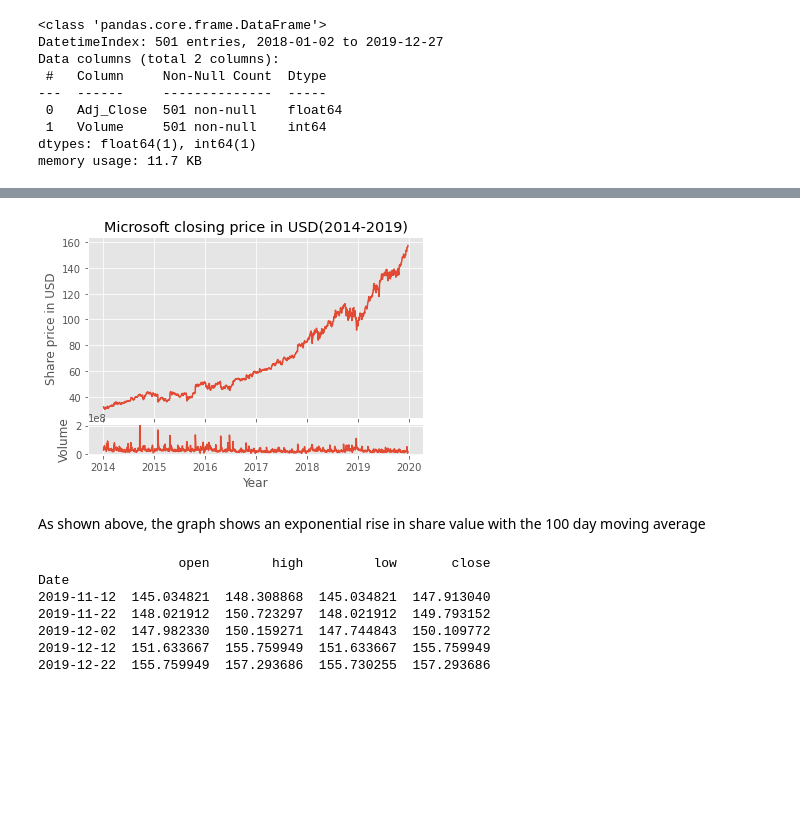
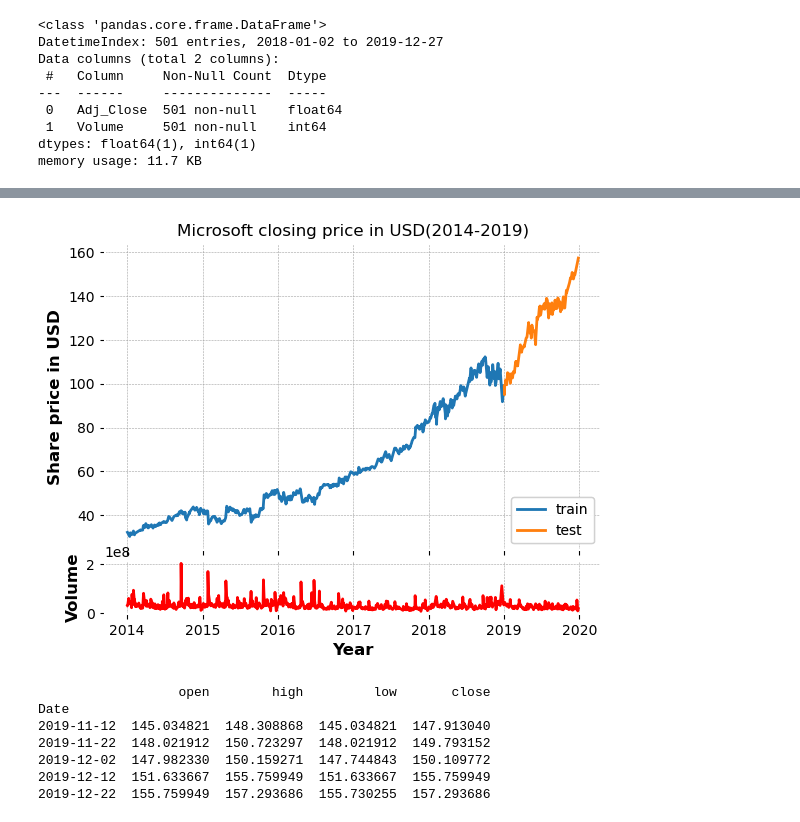
Before and after one commit to yepterence/Stock-Analysis, a Jupyter notebook: Stock-data-exploration.ipynb, the cells around one changed output, grey strips where cells are left out. Cells and saved outputs as stored; diff of their text form; code cells hidden in the pictures; blank space fills up the shorter version.

```diff
--- a/Stock-data-exploration.ipynb
+++ b/Stock-data-exploration.ipynb
@@ -114,0 +125,5 @@ We can plot multiple plots into one plot by using subplot, and get the adjusted
+# %%
+# test/train data split
+train = adj_close_msft_merged['Adj_Close'][:'2018-12-31']
+test = adj_close_msft_merged['Adj_Close']['2019-01-01':]
+train.head()
@@ -115,18 +138,18 @@ We can plot multiple plots into one plot by using subplot, and get the adjusted
 # %%
 ax1 = plt.subplot2grid((6,1), (0,0), rowspan=5, colspan=1)
 ax2 = plt.subplot2grid((6,1), (5,0), rowspan=1, colspan=1,sharex=ax1)
-ax1.plot(adj_close_msft_merged.index, adj_close_msft_merged['Adj_Close'])
-ax2.plot(adj_close_msft_merged.index, adj_close_msft_merged['Volume'])
+ax1.plot( train, label='train')
+ax1.plot( test, label='test')
+ax2.plot(adj_close_msft_merged['Volume'],color='red')
 ax1.set_title('Microsoft closing price in USD(2014-2019)')
 ax1.set(ylabel='Share price in USD')
 ax2.set(ylabel='Volume')
 ax2.set(xlabel='Year')
-
+leg1 = ax1.legend(loc='lower right')
+ax1.add_artist(leg1)
 plt.show()
 # %% [output]
-[figure, old version]
+[figure, new version]
-# %% [markdown]
-As shown above, the graph shows an exponential rise in share value with the 100 day moving average
 # %%
 # Daily prices including highs and lows with volume for hockeystick graph
 full_msft_df = eod_msft_data[['Open','High','Low','Close','Adj_Close','Volume']].append(msft_yf)
```
Also changed, not shown: parts of 12 cells of this notebook.
